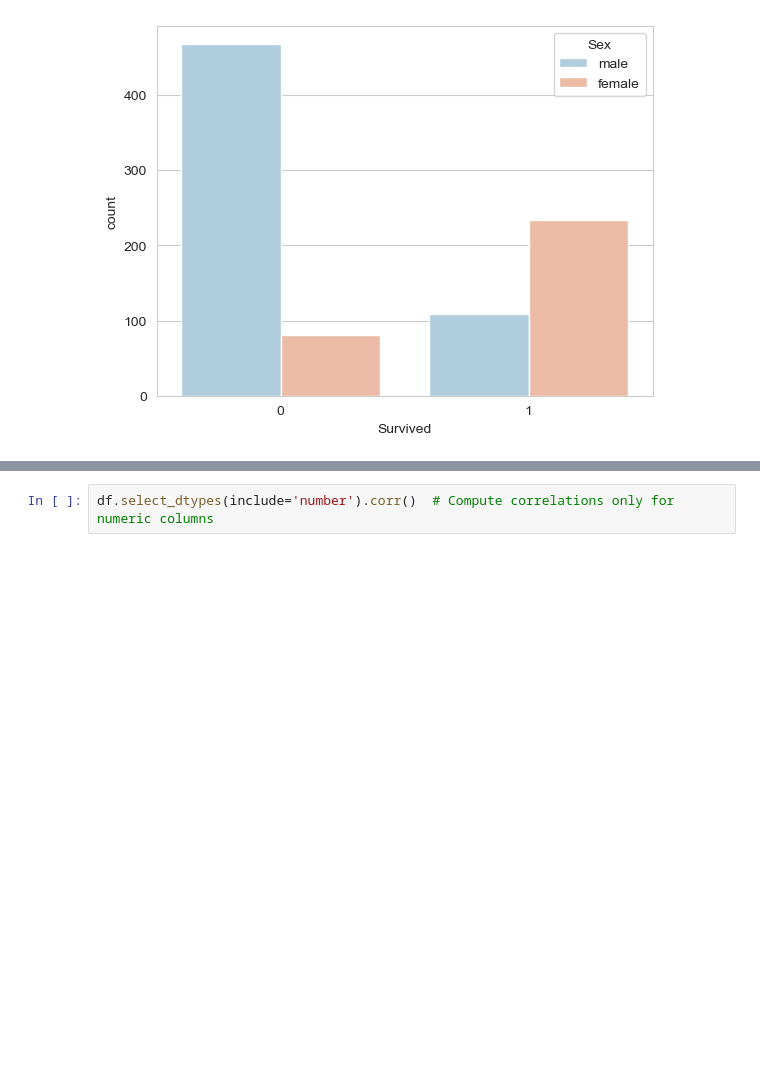
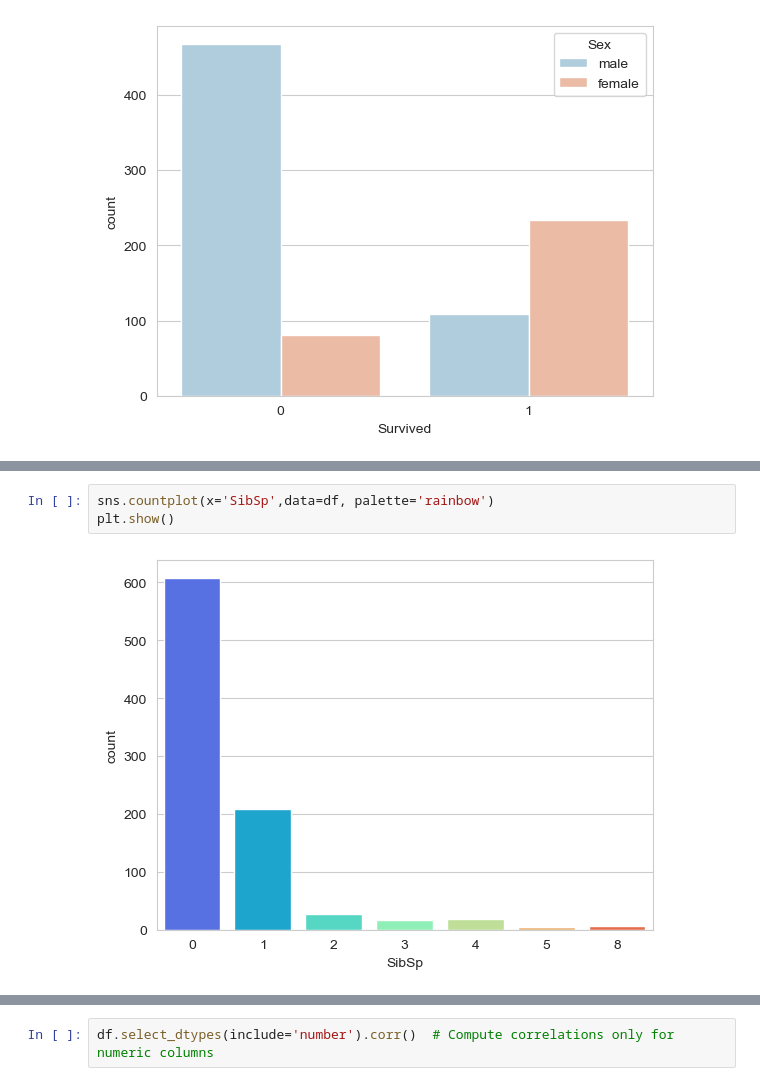
Before and after one commit to rudxkush/Machine-Learning, a Jupyter notebook: Titanic Prediction.ipynb, the cells around one changed output, grey strips where cells are left out. Saved outputs shown, nothing was run; the diff lists cells and outputs as text; blank space fills up the shorter version.

```diff
--- a/Titanic Prediction.ipynb
+++ b/Titanic Prediction.ipynb
@@ -133,0 +146,5 @@ plt.show()
+# %%
+sns.countplot(x='SibSp',data=df, palette='rainbow')
+plt.show()
+# %% [output]
+[figure, added]
```
Also changed, not shown: parts of 18 cells of this notebook.
